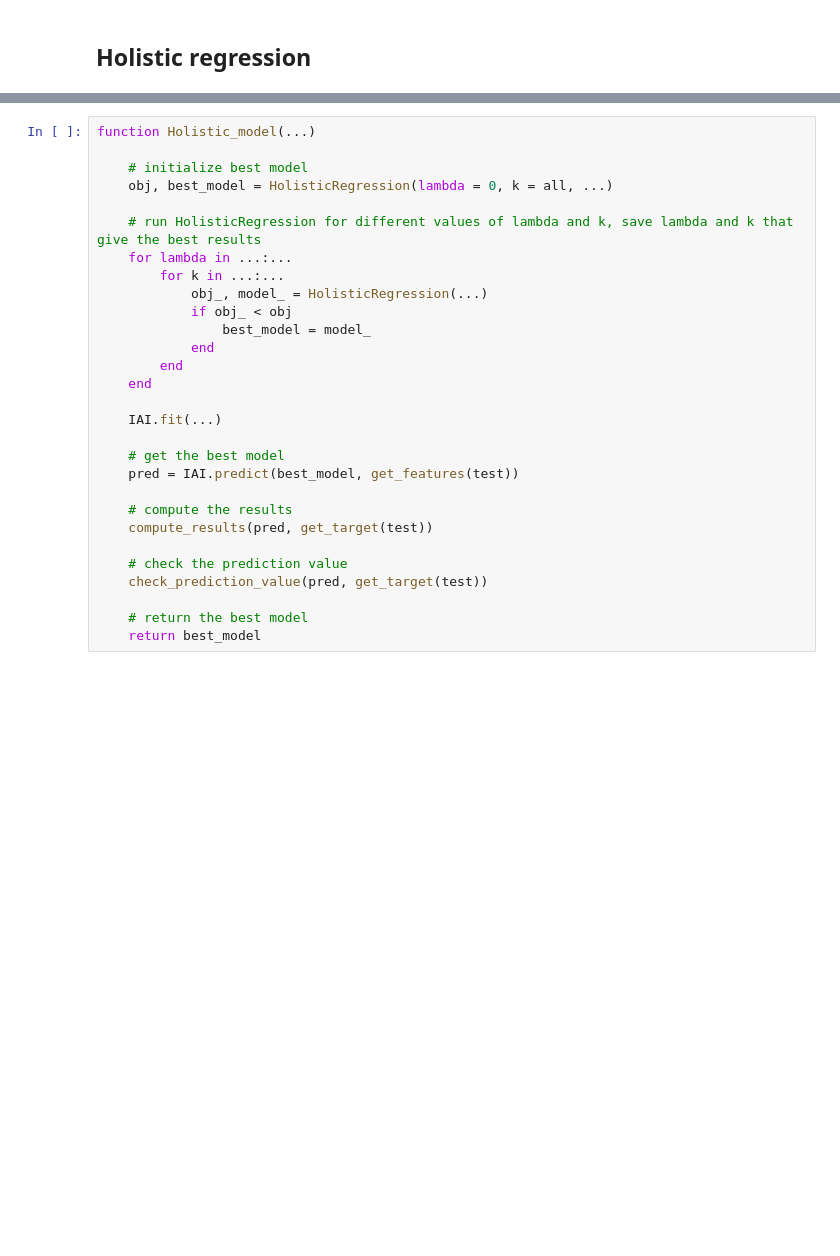
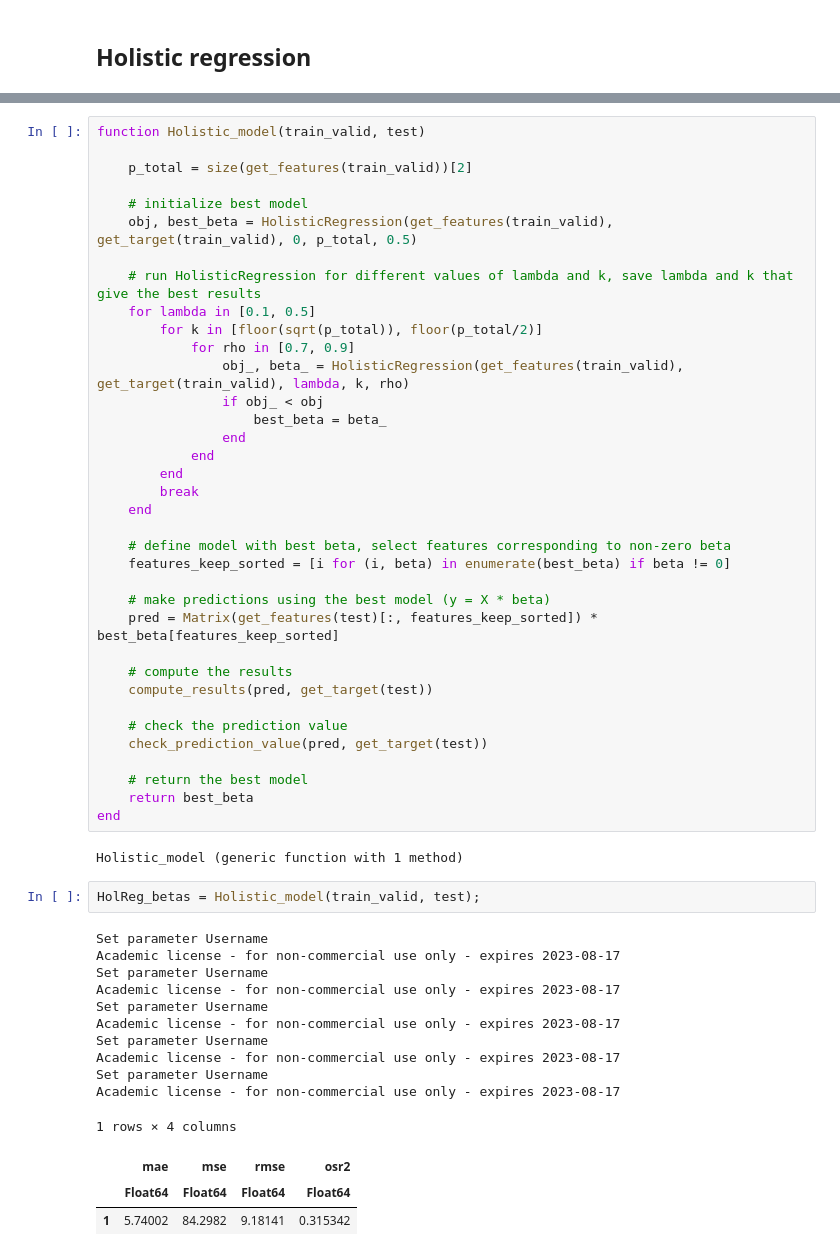
Before and after one commit to azanon00/Transfer_Strategy_Prescription, a Jupyter notebook: code/andrea_models_julia.ipynb, the cells around one changed output, grey strips where cells are left out. Drawn from its saved outputs; the diff is of its cells as text; blank space fills up the shorter version.

Commit message:
holistic regression done

```diff
--- a/code/andrea_models_julia.ipynb
+++ b/code/andrea_models_julia.ipynb
@@ -246,23 +283,29 @@ end
 # %%
-function Holistic_model(...)
+function Holistic_model(train_valid, test)
+
+    p_total = size(get_features(train_valid))[2]
 
     # initialize best model
-    obj, best_model = HolisticRegression(lambda = 0, k = all, ...)
+    obj, best_beta = HolisticRegression(get_features(train_valid), get_target(train_valid), 0, p_total, 0.5)
 
     # run HolisticRegression for different values of lambda and k, save lambda and k that give the best results
-    for lambda in ...:...
-        for k in ...:...
-            obj_, model_ = HolisticRegression(...)
-            if obj_ < obj
-                best_model = model_
+    for lambda in [0.1, 0.5]
+        for k in [floor(sqrt(p_total)), floor(p_total/2)]
+            for rho in [0.7, 0.9]
+                obj_, beta_ = HolisticRegression(get_features(train_valid), get_target(train_valid), lambda, k, rho)
+                if obj_ < obj
+                    best_beta = beta_
+                end
             end
         end
+        break
     end
 
-    IAI.fit(...)
+    # define model with best beta, select features corresponding to non-zero beta
+    features_keep_sorted = [i for (i, beta) in enumerate(best_beta) if beta != 0]
 
-    # get the best model
-    pred = IAI.predict(best_model, get_features(test))
+    # make predictions using the best model (y = X * beta)
+    pred = Matrix(get_features(test)[:, features_keep_sorted]) * best_beta[features_keep_sorted]
 
     # compute the results
     compute_results(pred, get_target(test))
@@ -271,4 +314,24 @@ function Holistic_model(...)
     check_prediction_value(pred, get_target(test))
 
     # return the best model
-    return best_model
+    return best_beta
+end
+# %% [output]
+Holistic_model (generic function with 1 method)
+# %%
+HolReg_betas = Holistic_model(train_valid, test);
+# %% [output]
+Set parameter Username
+Academic license - for non-commercial use only - expires 2023-08-17
+Set parameter Username
+Academic license - for non-commercial use only - expires 2023-08-17
+Set parameter Username
+Academic license - for non-commercial use only - expires 2023-08-17
+Set parameter Username
+Academic license - for non-commercial use only - expires 2023-08-17
+Set parameter Username
+Academic license - for non-commercial use only - expires 2023-08-17
+1 rows × 4 columns
+|  | mae | mse | rmse | osr2 |
+|  | Float64 | Float64 | Float64 | Float64 |
+| 1 | 5.74002 | 84.2982 | 9.18141 | 0.315342 |
```
Also changed, not shown: parts of 2 cells of this notebook, 1 other file.
